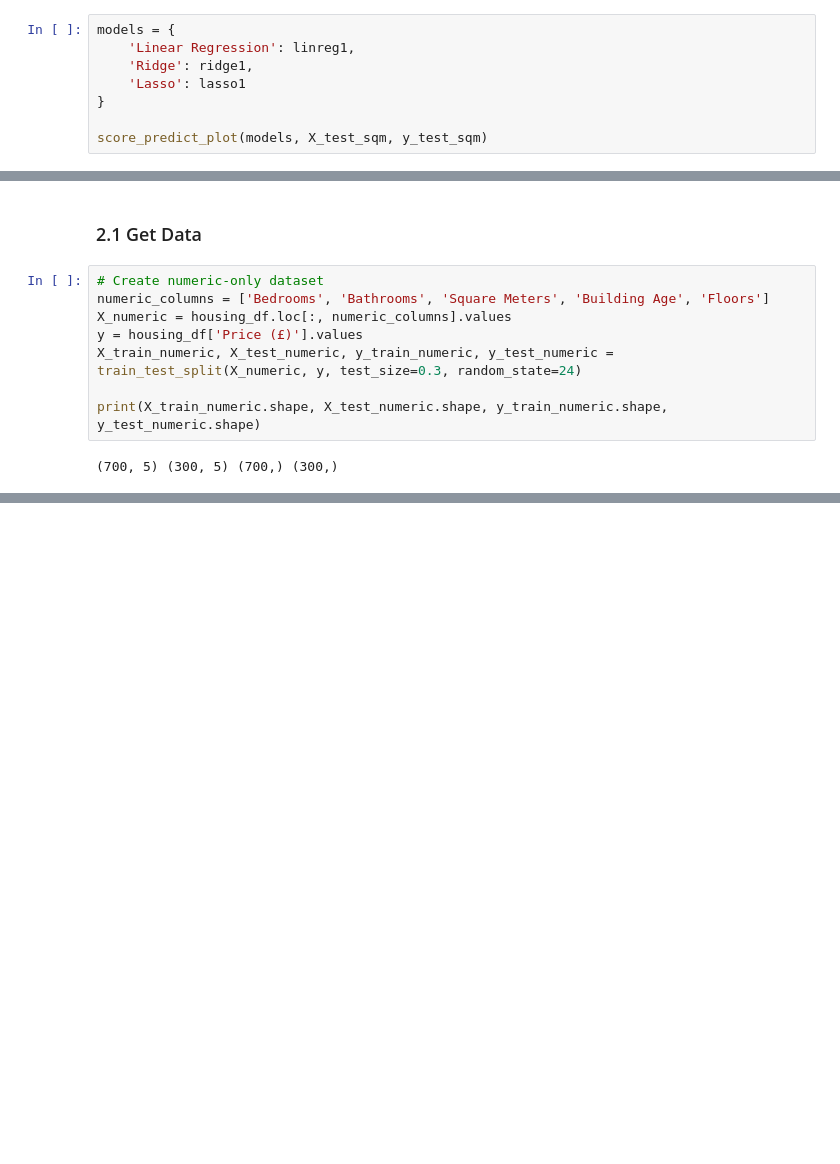
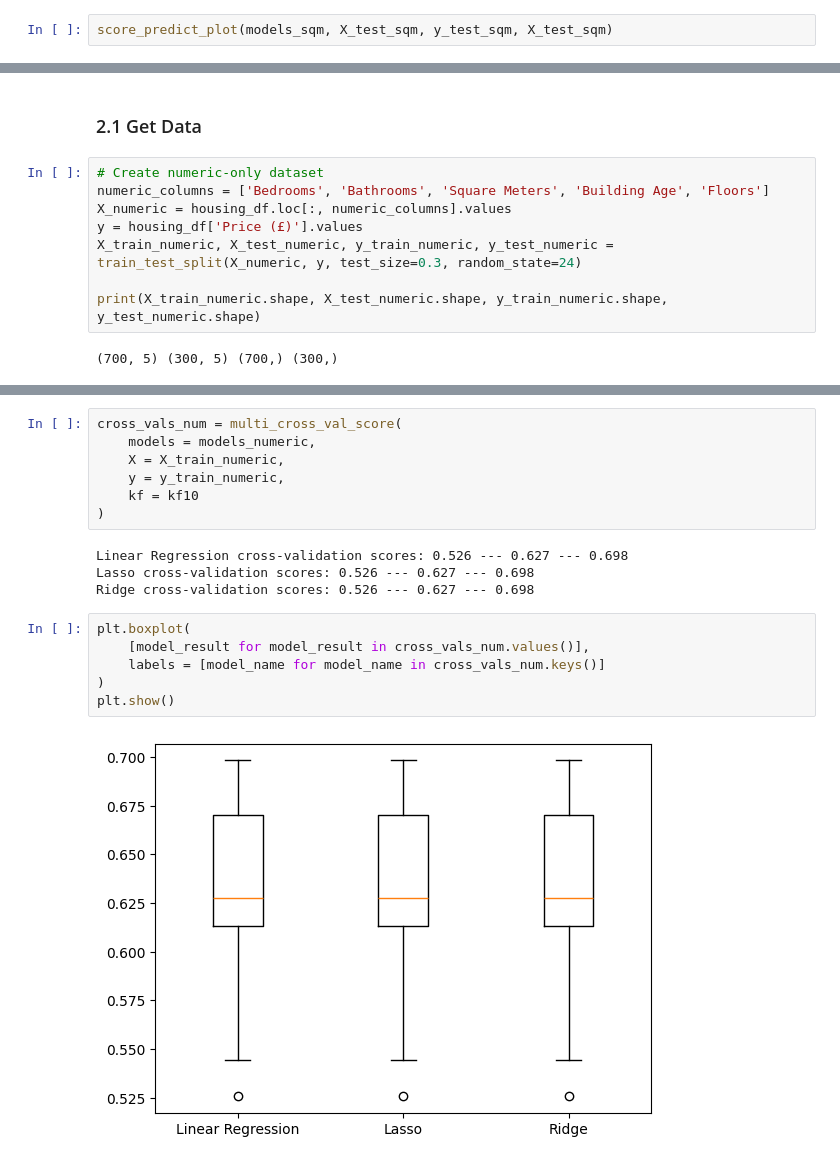
Before and after one commit to rsamconn/London-housing, a Jupyter notebook: Regression_analysis.ipynb, the cells around one changed output, grey strips where cells are left out. Saved outputs shown, nothing was run; the diff lists cells and outputs as text; blank space fills up the shorter version.

```diff
--- a/Regression_analysis.ipynb
+++ b/Regression_analysis.ipynb
@@ -147,12 +147,6 @@ def score_predict_plot(model_dict, X_test, y_test, title='Model predictions'):
     plt.tight_layout()
     plt.show()
 # %%
-models = {
-    'Linear Regression': linreg1,
-    'Ridge': ridge1,
-    'Lasso': lasso1
-}
-
-score_predict_plot(models, X_test_sqm, y_test_sqm)
+score_predict_plot(models_sqm, X_test_sqm, y_test_sqm, X_test_sqm)
 # %% [output]
 Linear Regression Score (R²): 0.5912
@@ -387,0 +379,19 @@ plt.show()
+# %%
+cross_vals_num = multi_cross_val_score(
+    models = models_numeric,
+    X = X_train_numeric,
+    y = y_train_numeric,
+    kf = kf10
+)
+# %% [output]
+Linear Regression cross-validation scores: 0.526 --- 0.627 --- 0.698
+Lasso cross-validation scores: 0.526 --- 0.627 --- 0.698
+Ridge cross-validation scores: 0.526 --- 0.627 --- 0.698
+# %%
+plt.boxplot(
+    [model_result for model_result in cross_vals_num.values()],
+    labels = [model_name for model_name in cross_vals_num.keys()]
+)
+plt.show()
+# %% [output]
+[figure, added]
```
Also changed, not shown: parts of 50 cells of this notebook.
